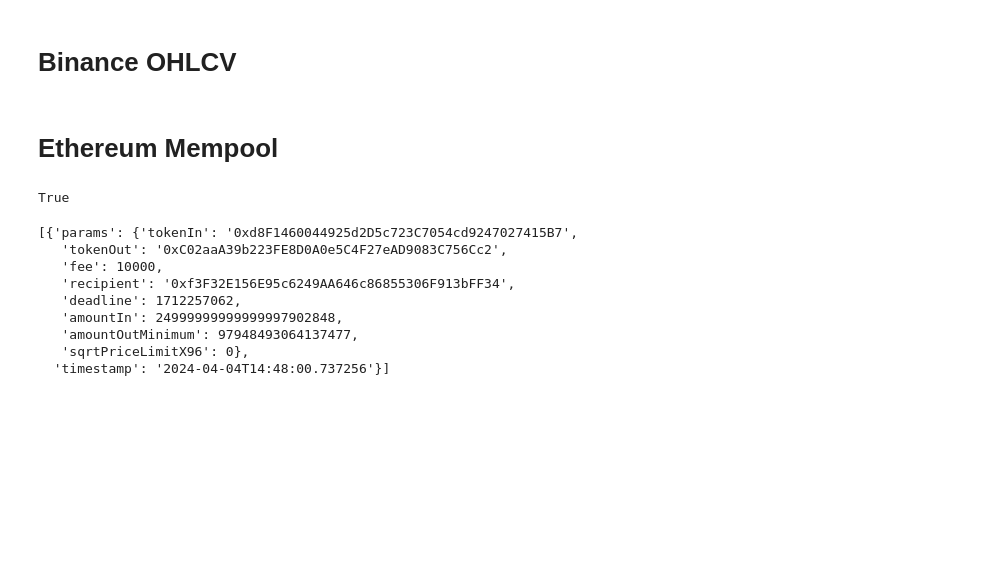
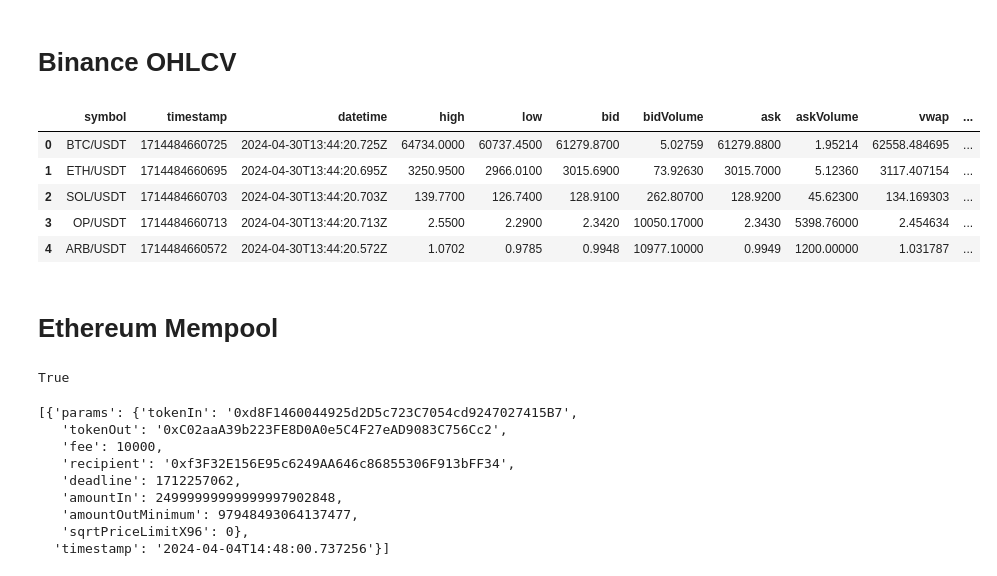
Before and after one commit to BilalBAI/crypto-trading, a Jupyter notebook: notebooks/markets.ipynb, the cells around one changed output. Saved outputs shown, nothing was run; the diff lists cells and outputs as text; code cells hidden in the pictures; blank space fills up the shorter version.

```diff
--- a/notebooks/markets.ipynb
+++ b/notebooks/markets.ipynb
@@ -3,3 +5,18 @@
+# %%
+bc = BinanceClient()
+# %%
+watchlist = ['BTC/USDT', 'ETH/USDT', 'SOL/USDT', 'ARBUSDT','OP/USDT']
+
+df = bc.fetch_tickers(watchlist)
+# %%
+df
+# %% [output]
+|  | symbol | timestamp | datetime | high | low | bid | bidVolume | ask | askVolume | vwap | ... |
+| 0 | BTC/USDT | 1714484660725 | 2024-04-30T13:44:20.725Z | 64734.0000 | 60737.4500 | 61279.8700 | 5.02759 | 61279.8800 | 1.95214 | 62558.484695 | ... |
+| 1 | ETH/USDT | 1714484660695 | 2024-04-30T13:44:20.695Z | 3250.9500 | 2966.0100 | 3015.6900 | 73.92630 | 3015.7000 | 5.12360 | 3117.407154 | ... |
+| 2 | SOL/USDT | 1714484660703 | 2024-04-30T13:44:20.703Z | 139.7700 | 126.7400 | 128.9100 | 262.80700 | 128.9200 | 45.62300 | 134.169303 | ... |
+| 3 | OP/USDT | 1714484660713 | 2024-04-30T13:44:20.713Z | 2.5500 | 2.2900 | 2.3420 | 10050.17000 | 2.3430 | 5398.76000 | 2.454634 | ... |
+| 4 | ARB/USDT | 1714484660572 | 2024-04-30T13:44:20.572Z | 1.0702 | 0.9785 | 0.9948 | 10977.10000 | 0.9949 | 1200.00000 | 1.031787 | ... |
 # %%
 from crypto_trading.plots import plot_chart
 
```
Also changed, not shown: parts of 1 cell of this notebook, 4 other files.
